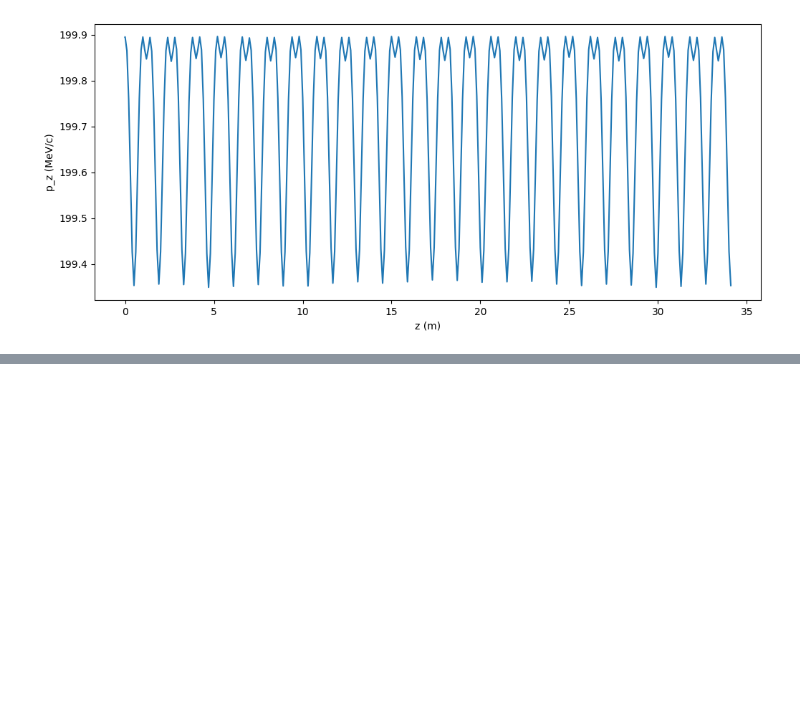
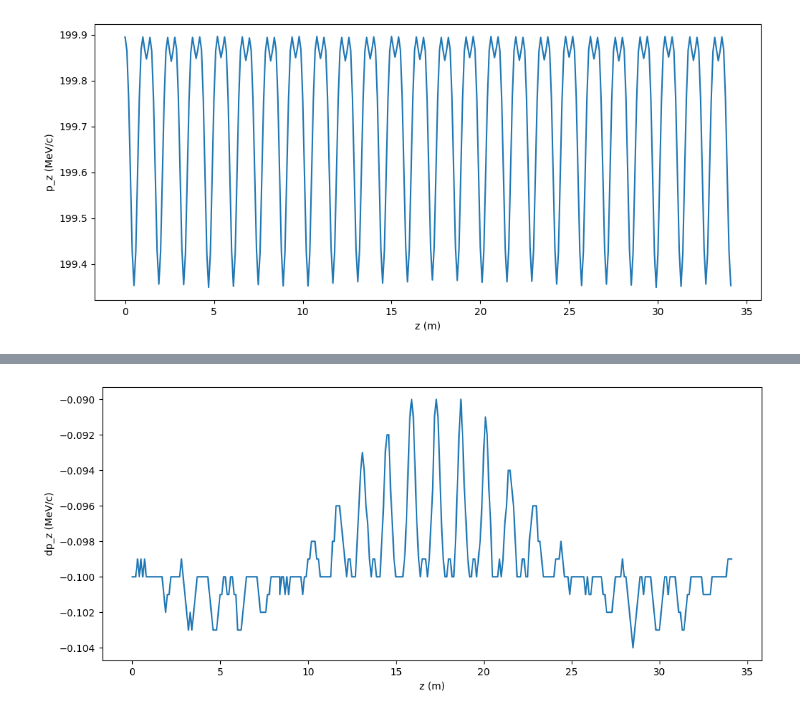
Before and after one commit to criggall/muon-cooling, a Jupyter notebook: Simplified-HFOFO/plot-compare-particles.ipynb, the cells around one changed output, grey strips where cells are left out. Cells and saved outputs as stored; diff of their text form; code cells hidden in the pictures; blank space fills up the shorter version.

```diff
--- a/Simplified-HFOFO/plot-compare-particles.ipynb
+++ b/Simplified-HFOFO/plot-compare-particles.ipynb
@@ -332,0 +366,12 @@ plt.show()
+# %%
+# Plot difference between offset and nominal p_z along channel:
+dpz = []
+for i in range(len(z_vals)):
+    dpz.append(pz_vals[i]- pz_vals_ref[i])
+plt.figure(figsize=(12,5))
+plt.plot(z_vals,dpz)
+plt.xlabel('z (m)')
+plt.ylabel('dp_z (MeV/c)')
+plt.show()
+# %% [output]
+[figure, added]
```
Also changed, not shown: parts of 8 cells of this notebook.
